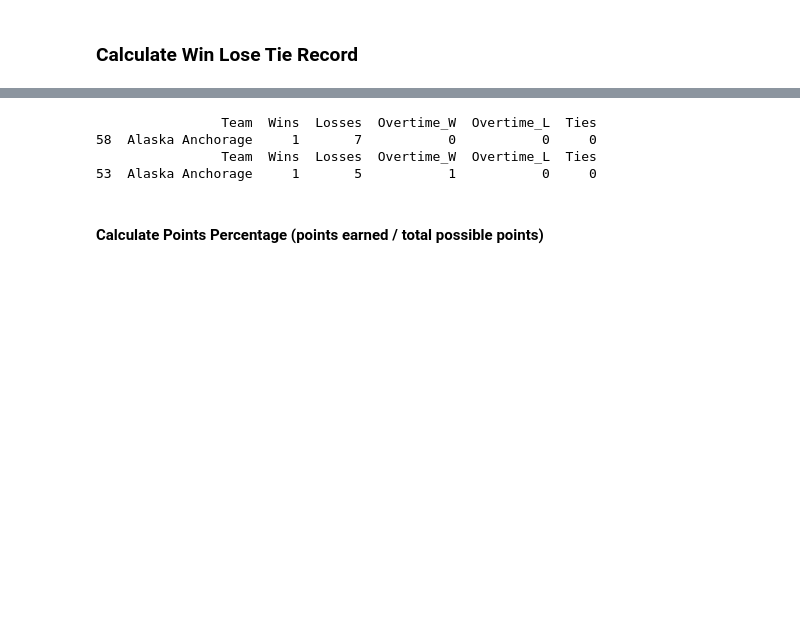
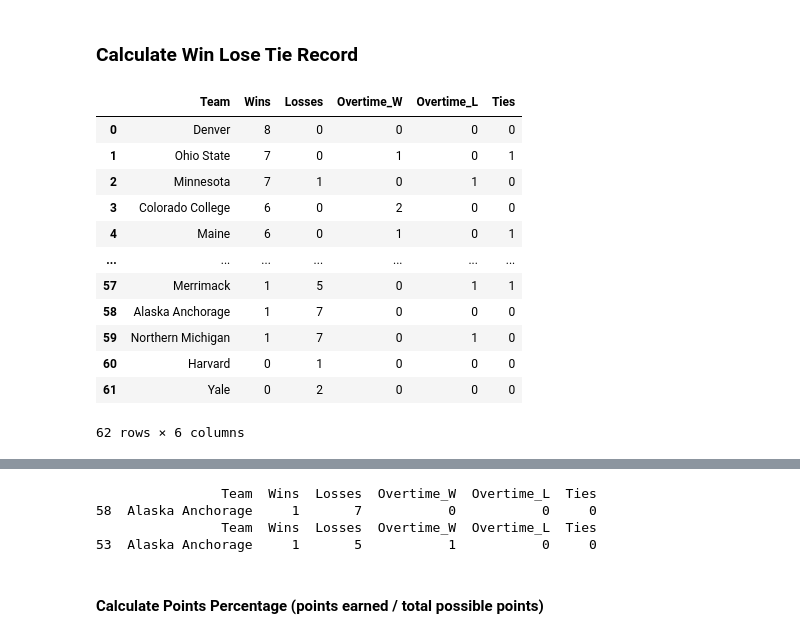
Before and after one commit to JSmith1826/college_hockey_2526, a Jupyter notebook: workbook/visualization_scripts/Point_percentage_year_over_year.ipynb, the cells around one changed output, grey strips where cells are left out. Saved outputs shown, nothing was run; the diff lists cells and outputs as text; code cells hidden in the pictures; blank space fills up the shorter version.

```diff
--- a/workbook/visualization_scripts/Point_percentage_year_over_year.ipynb
+++ b/workbook/visualization_scripts/Point_percentage_year_over_year.ipynb
@@ -456,3 +483,19 @@ def compute_team_records(results_df: pd.DataFrame,
 
 year_one_records = compute_team_records(df1_cut)
 year_two_records = compute_team_records(df2_cut)
+# %%
+year_one_records
+# %% [output]
+|  | Team | Wins | Losses | Overtime_W | Overtime_L | Ties |
+| 0 | Denver | 8 | 0 | 0 | 0 | 0 |
+| 1 | Ohio State | 7 | 0 | 1 | 0 | 1 |
+| 2 | Minnesota | 7 | 1 | 0 | 1 | 0 |
+| 3 | Colorado College | 6 | 0 | 2 | 0 | 0 |
+| 4 | Maine | 6 | 0 | 1 | 0 | 1 |
+| ... | ... | ... | ... | ... | ... | ... |
+| 57 | Merrimack | 1 | 5 | 0 | 1 | 1 |
+| 58 | Alaska Anchorage | 1 | 7 | 0 | 0 | 0 |
+| 59 | Northern Michigan | 1 | 7 | 0 | 1 | 0 |
+| 60 | Harvard | 0 | 1 | 0 | 0 | 0 |
+| 61 | Yale | 0 | 2 | 0 | 0 | 0 |
+62 rows × 6 columns
```
Also changed, not shown: parts of 8 cells of this notebook, 1 other file.
